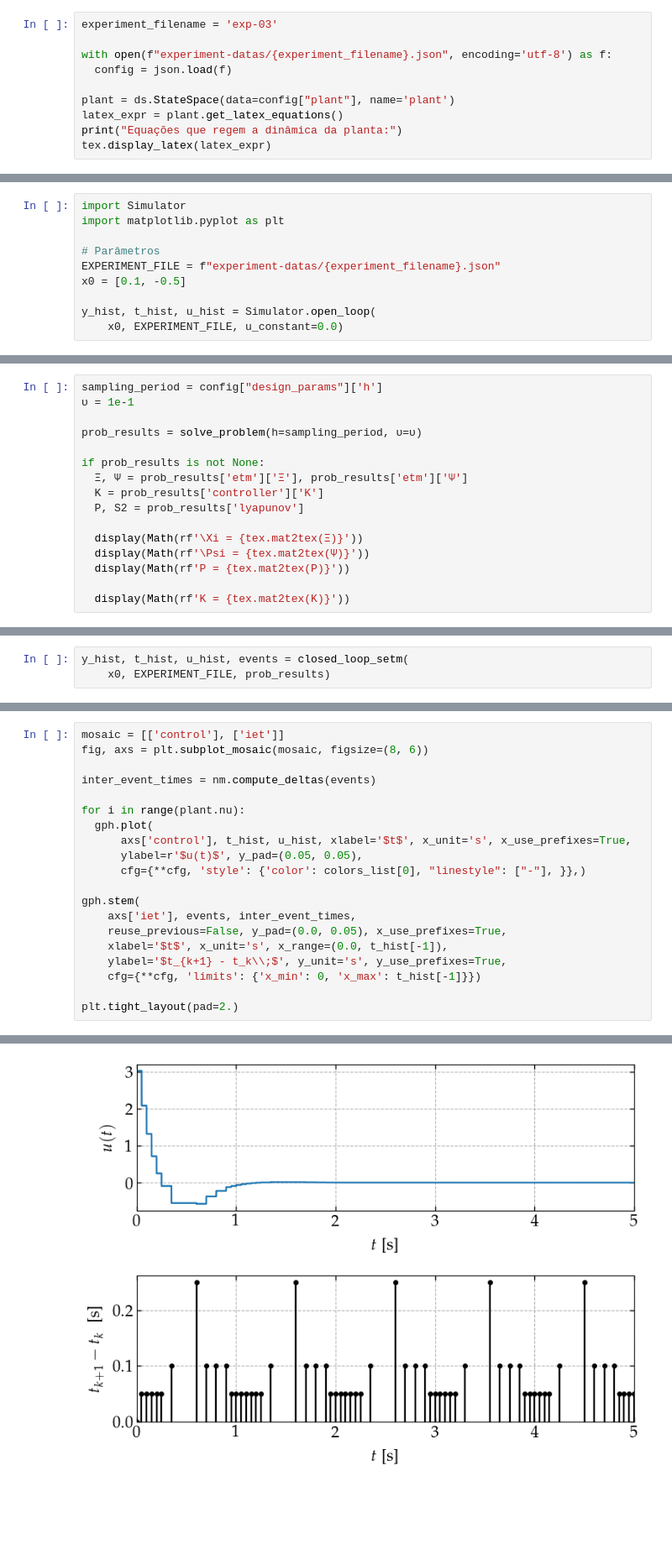
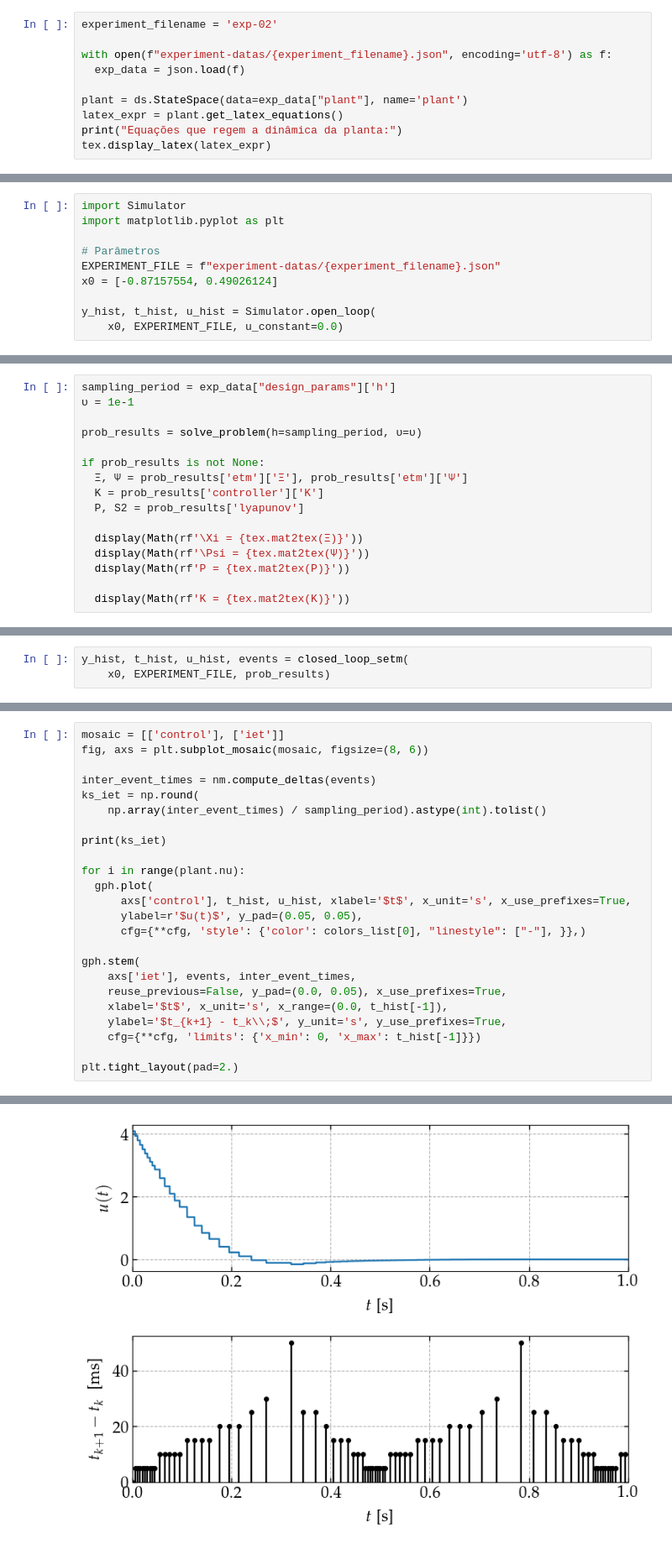
Before and after one commit to andel-vitorio/event-based-control, a Jupyter notebook: PETC for LIT Systems/06 - Order and Caos Analysis - SETM - Single Matrix v2.ipynb, the cells around one changed output, grey strips where cells are left out. Shown at 84% size. Drawn from its saved outputs; the diff is of its cells as text; blank space fills up the shorter version.

```diff
--- a/PETC for LIT Systems/06 - Order and Caos Analysis - SETM - Single Matrix v2.ipynb
+++ b/PETC for LIT Systems/06 - Order and Caos Analysis - SETM - Single Matrix v2.ipynb
@@ -45,12 +45,12 @@ LaTeX has been enabled for text rendering.
 # %% [markdown]
 ### Definição da Planta
 # %%
-experiment_filename = 'exp-03'
+experiment_filename = 'exp-02'
 
 with open(f"experiment-datas/{experiment_filename}.json", encoding='utf-8') as f:
-  config = json.load(f)
+  exp_data = json.load(f)
 
-plant = ds.StateSpace(data=config["plant"], name='plant')
+plant = ds.StateSpace(data=exp_data["plant"], name='plant')
 latex_expr = plant.get_latex_equations()
 print("Equações que regem a dinâmica da planta:")
 tex.display_latex(latex_expr)
@@ -65,7 +65,7 @@ import matplotlib.pyplot as plt
 
 # Parâmetros
 EXPERIMENT_FILE = f"experiment-datas/{experiment_filename}.json"
-x0 = [0.1, -0.5]
+x0 = [-0.87157554, 0.49026124]
 
 y_hist, t_hist, u_hist = Simulator.open_loop(
     x0, EXPERIMENT_FILE, u_constant=0.0)
@@ -211,7 +211,7 @@ def solve_problem(
 
   return design_results
 # %%
-sampling_period = config["design_params"]['h']
+sampling_period = exp_data["design_params"]['h']
 υ = 1e-1
 
 prob_results = solve_problem(h=sampling_period, υ=υ)
@@ -253,6 +255,10 @@ mosaic = [['control'], ['iet']]
 fig, axs = plt.subplot_mosaic(mosaic, figsize=(8, 6))
 
 inter_event_times = nm.compute_deltas(events)
+ks_iet = np.round(
+    np.array(inter_event_times) / sampling_period).astype(int).tolist()
+
+print(ks_iet)
 
 for i in range(plant.nu):
   gph.plot(
@@ -272 +279 @@ plt.tight_layout(pad=2.)
-[figure, old version]
+[figure, new version]
```
Also changed, not shown: parts of 18 cells of this notebook, 5 other files.
